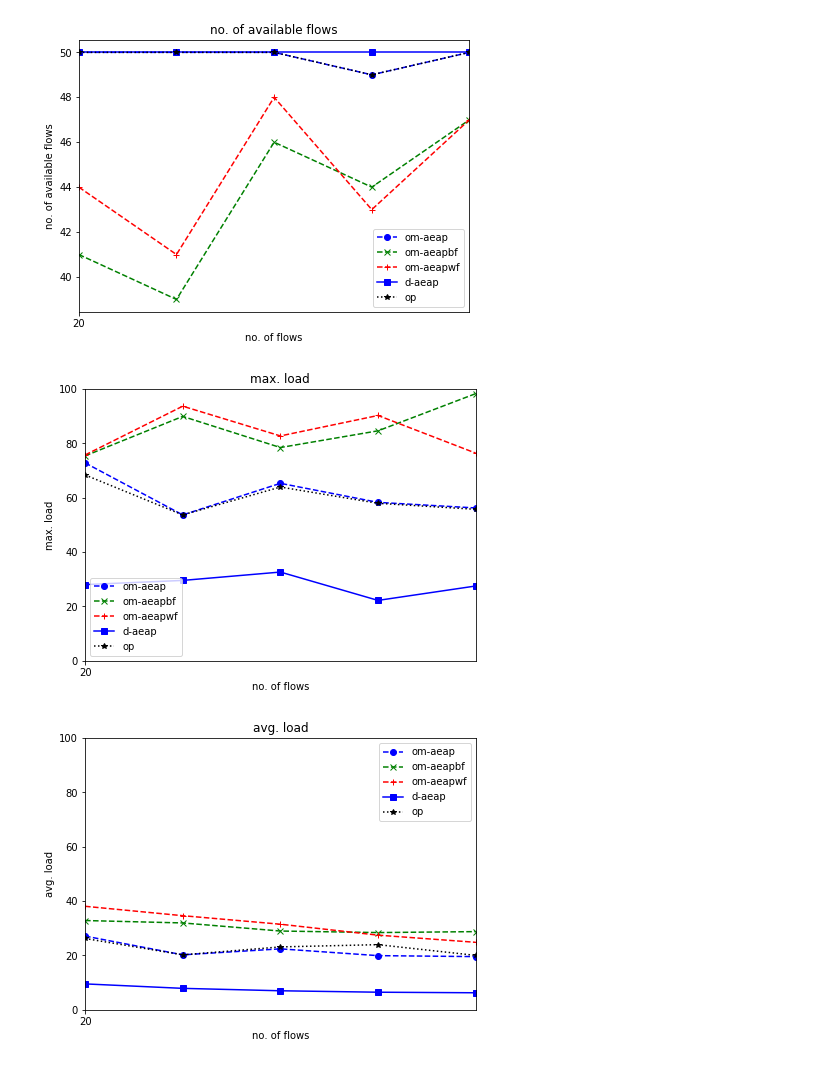
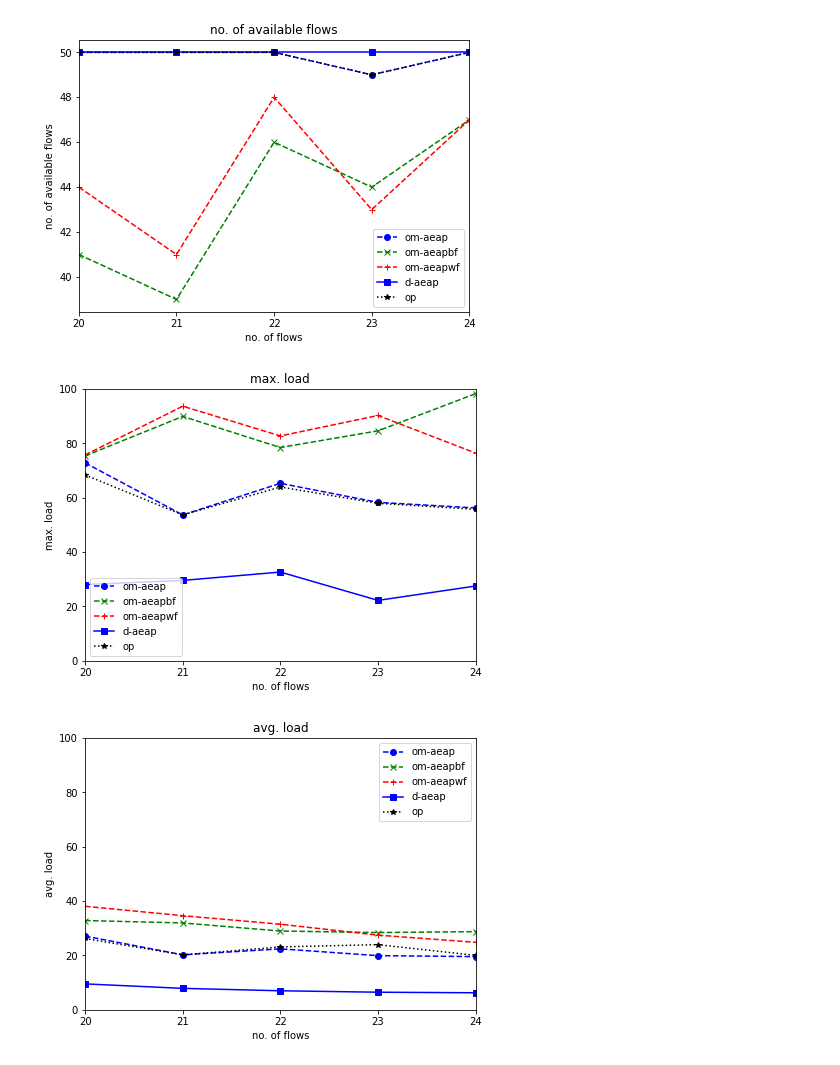
Before and after one commit to ZitaoLi/tsn_routing_scheduling, a Jupyter notebook: res/v_graph_size.ipynb, the cells around one changed output. Cells and saved outputs as stored; diff of their text form; code cells hidden in the pictures.

Commit message:
Visualization Scripts: modify

```diff
--- a/res/v_graph_size.ipynb
+++ b/res/v_graph_size.ipynb
@@ -129,7 +129,7 @@ for alias in filenames_dict.keys():
     # draw plot
     x = np.array(avg_no_of_flow_array)
     # x = np.arange(11) * 10
-    tick_spacing = 10
+    tick_spacing = 1
     # markers = {'om-aeap': 'o', 'd-aeap': 'x', 'op': '+'}
     markers = {
         'om-aeap': 'o', 'om-aeapbf': 'x', 'om-aeapwf': '+',
@@ -188,33 +188,33 @@ for alias in filenames_dict.keys():
     ax_5.xaxis.set_major_locator(ticker.MultipleLocator(tick_spacing))
     ax_5.set_xlabel('no. of flows')
     ax_5.set_ylabel('avg. total guard bands')
     ax_5.legend()
     # avg. delay
     ax_6.plot(x, np.log10(avg_delay_array), label='{}'.format(alias),
               marker=markers[alias], markersize=6, markerfacecolor=colors[alias], color=colors[alias], linestyle=linestyles[alias])
     ax_6.set_xlim(x[0], x[-1])
     ax_6.xaxis.set_major_locator(ticker.MultipleLocator(tick_spacing))
     ax_6.set_xlabel('no. of flows')
     ax_6.set_ylabel('avg. delay')
     ax_6.legend()
     # avg. reliability
     ax_7.plot(x, avg_reliability_array * 100, label='{}'.format(alias),
               marker=markers[alias], markersize=6, markerfacecolor=colors[alias], color=colors[alias], linestyle=linestyles[alias])
     ax_7.set_xlim(x[0], x[-1])
     # ax_7.set_ylim(ymax=100)
     ax_7.xaxis.set_major_locator(ticker.MultipleLocator(tick_spacing))
     ax_7.set_xlabel('no. of flows')
     ax_7.set_ylabel('avg. reliability')
     ax_7.legend()
     # avg. quality
     ax_8.plot(x, avg_quality_array, label='{}'.format(alias),
               marker=markers[alias], markersize=6, markerfacecolor=colors[alias], color=colors[alias], linestyle=linestyles[alias])
     ax_8.set_xlim(x[0], x[-1])
     ax_8.xaxis.set_major_locator(ticker.MultipleLocator(tick_spacing))
     ax_8.set_xlabel('no. of flows')
     ax_8.set_ylabel('relative quality')
     ax_8.legend()
 # %% [output]
-[figure, old version]
+[figure, new version]
-[figure, old version]
+[figure, new version]
-[figure, old version]
+[figure, new version]
```
Also changed, not shown: parts of 1 cell of this notebook.
